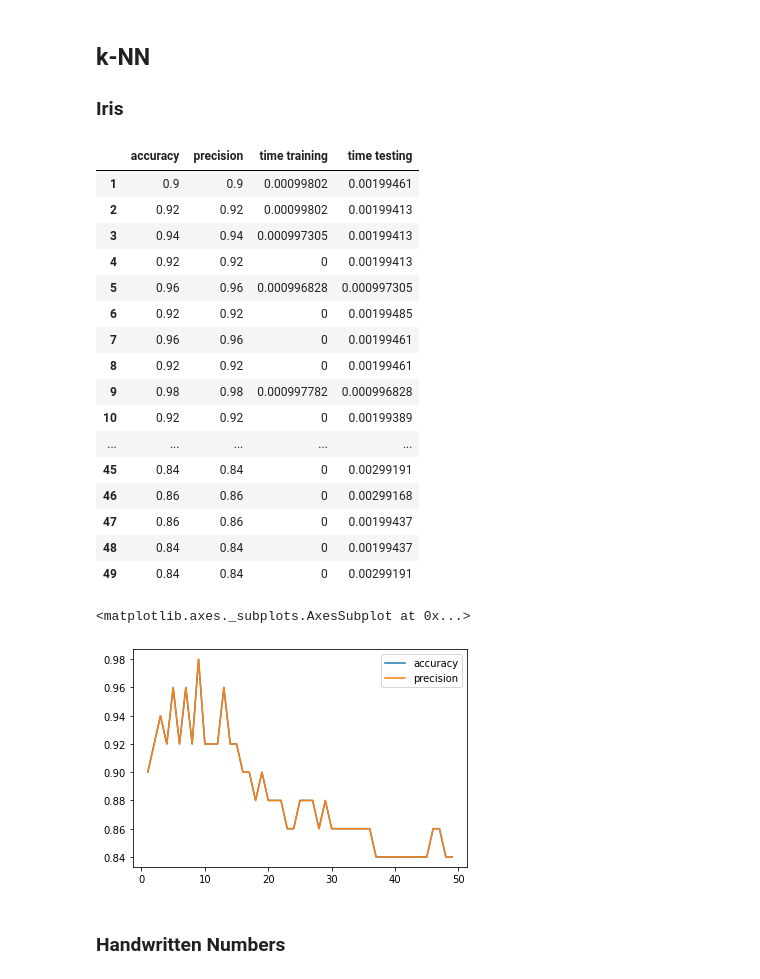
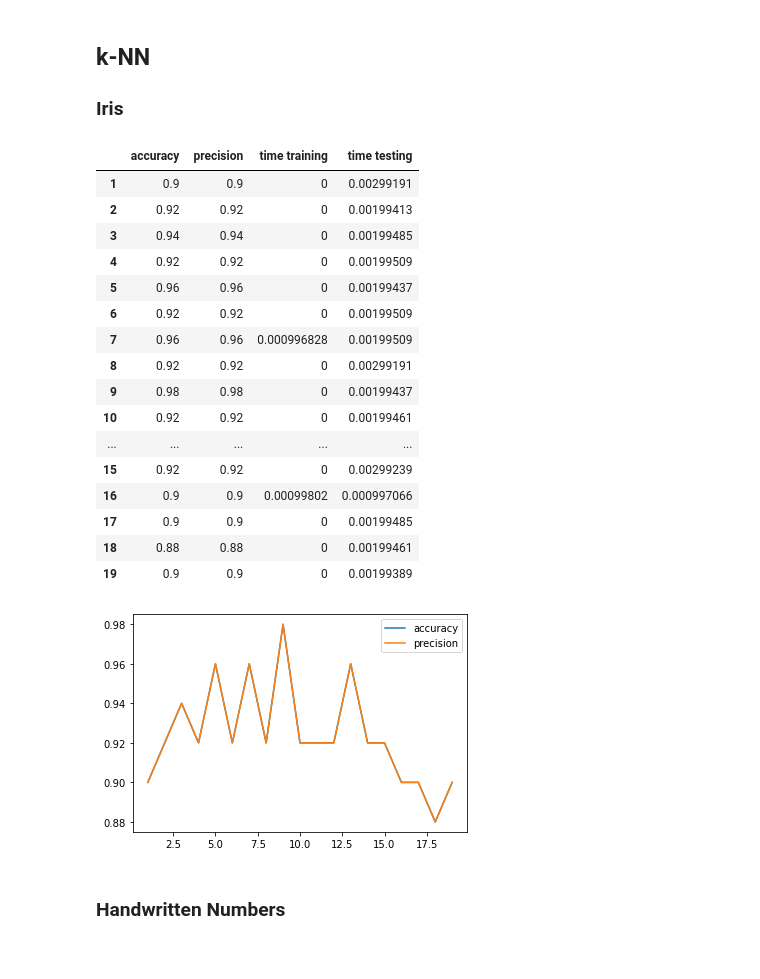
Before and after one commit to kocmana/tw_mle_exercise2, a Jupyter notebook: tw_mle_exercise2.ipynb, the cells around one changed output. Cells and saved outputs as stored; diff of their text form; code cells hidden in the pictures.

```diff
--- a/tw_mle_exercise2.ipynb
+++ b/tw_mle_exercise2.ipynb
@@ -62,6 +62,15 @@ import datetime
 #Data reporting
 from IPython.display import display, HTML
 import matplotlib.pyplot as plt
+
+#Global variables
+randomState=24  # change the state with the numeric parts of your matrikelnummer; if you are in a group, use the sume of the numeric parts
+                # se19m024
+
+#Overall report
+ml_approaches = ['k-NN', 'bayes', 'perceptron', 'decision tree']
+overall_results_iris = pd.DataFrame(columns=['accuracy','precision','time training', 'time testing'], index=ml_approaches)
+overall_results_digits = pd.DataFrame(columns=['accuracy','precision','time training', 'time testing'], index=ml_approaches)
 # %% [markdown]
 ## k-NN
 
@@ -73,11 +82,9 @@ from sklearn import neighbors
 dataSet = datasets.load_iris()
 
 # Shuffle our input data
-randomState=24  # change the state with the numeric parts of your matrikelnummer; if you are in a group, use the sume of the numeric parts
-                # se19m024
 data, target = shuffle(dataSet.data, dataSet.target, random_state=randomState)
 
-testvalues = range(1,50)
+testvalues = range(1,20)
 
 # Prepare dataframe for results
 knn_results_iris = pd.DataFrame(columns=['accuracy','precision','time training', 'time testing'], index=testvalues)
@@ -90,51 +97,56 @@ X_train, X_test, y_train, y_test = train_test_split(data, target, test_size=0.33
 # parameters for k-NN
 n_neighbors = testvalues
 
 for n in n_neighbors:
     # train the k-NN
     classifier = neighbors.KNeighborsClassifier(n)
+    classifier.random_state = randomState
     start_time_train = time.time()
     classifier.fit(X_train, y_train)
     end_time_train = time.time()
 
     # predict the test set on our trained classifier
     start_time_test = time.time()
     y_test_predicted = classifier.predict(X_test)
     end_time_test = time.time()
 
     # Compute metrics
     acc=metrics.accuracy_score(y_test, y_test_predicted)
     precision=metrics.precision_score(y_test, y_test_predicted, average="micro")
 
-    knn_results_iris.loc[n] = pd.Series({
+    result = pd.Series({
         'accuracy':acc,
         'precision':precision,
         'time training':end_time_train-start_time_train,
         'time testing':end_time_test-start_time_test
     })
+    knn_results_iris.loc[n] = result
 
 display(knn_results_iris)
 knn_results_iris[['accuracy','precision']].plot.line()
+
+#Store result with best accuracy in overall results dataframe
+best_result = knn_results_iris[knn_results_iris['accuracy']==knn_results_iris['accuracy'].max()]
+overall_results_iris.loc['k-NN']=best_result.loc[best_result.last_valid_index()]
 # %% [output]
 |  | accuracy | precision | time training | time testing |
-| 1 | 0.9 | 0.9 | 0.00099802 | 0.00199461 |
-| 2 | 0.92 | 0.92 | 0.00099802 | 0.00199413 |
-| 3 | 0.94 | 0.94 | 0.000997305 | 0.00199413 |
-| 4 | 0.92 | 0.92 | 0 | 0.00199413 |
-| 5 | 0.96 | 0.96 | 0.000996828 | 0.000997305 |
-| 6 | 0.92 | 0.92 | 0 | 0.00199485 |
-| 7 | 0.96 | 0.96 | 0 | 0.00199461 |
-| 8 | 0.92 | 0.92 | 0 | 0.00199461 |
-| 9 | 0.98 | 0.98 | 0.000997782 | 0.000996828 |
-| 10 | 0.92 | 0.92 | 0 | 0.00199389 |
+| 1 | 0.9 | 0.9 | 0 | 0.00299191 |
+| 2 | 0.92 | 0.92 | 0 | 0.00199413 |
+| 3 | 0.94 | 0.94 | 0 | 0.00199485 |
+| 4 | 0.92 | 0.92 | 0 | 0.00199509 |
+| 5 | 0.96 | 0.96 | 0 | 0.00199437 |
+| 6 | 0.92 | 0.92 | 0 | 0.00199509 |
+| 7 | 0.96 | 0.96 | 0.000996828 | 0.00199509 |
+| 8 | 0.92 | 0.92 | 0 | 0.00299191 |
+| 9 | 0.98 | 0.98 | 0 | 0.00199437 |
+| 10 | 0.92 | 0.92 | 0 | 0.00199461 |
 | ... | ... | ... | ... | ... |
-| 45 | 0.84 | 0.84 | 0 | 0.00299191 |
-| 46 | 0.86 | 0.86 | 0 | 0.00299168 |
-| 47 | 0.86 | 0.86 | 0 | 0.00199437 |
-| 48 | 0.84 | 0.84 | 0 | 0.00199437 |
-| 49 | 0.84 | 0.84 | 0 | 0.00299191 |
+| 15 | 0.92 | 0.92 | 0 | 0.00299239 |
+| 16 | 0.9 | 0.9 | 0.00099802 | 0.000997066 |
+| 17 | 0.9 | 0.9 | 0 | 0.00199485 |
+| 18 | 0.88 | 0.88 | 0 | 0.00199461 |
+| 19 | 0.9 | 0.9 | 0 | 0.00199389 |
-<matplotlib.axes._subplots.AxesSubplot at 0x...>
-[figure, old version]
+[figure, new version]
 # %% [markdown]
 ### Handwritten Numbers
 # %%
```
Also changed, not shown: parts of 14 cells of this notebook, 1 other file.
